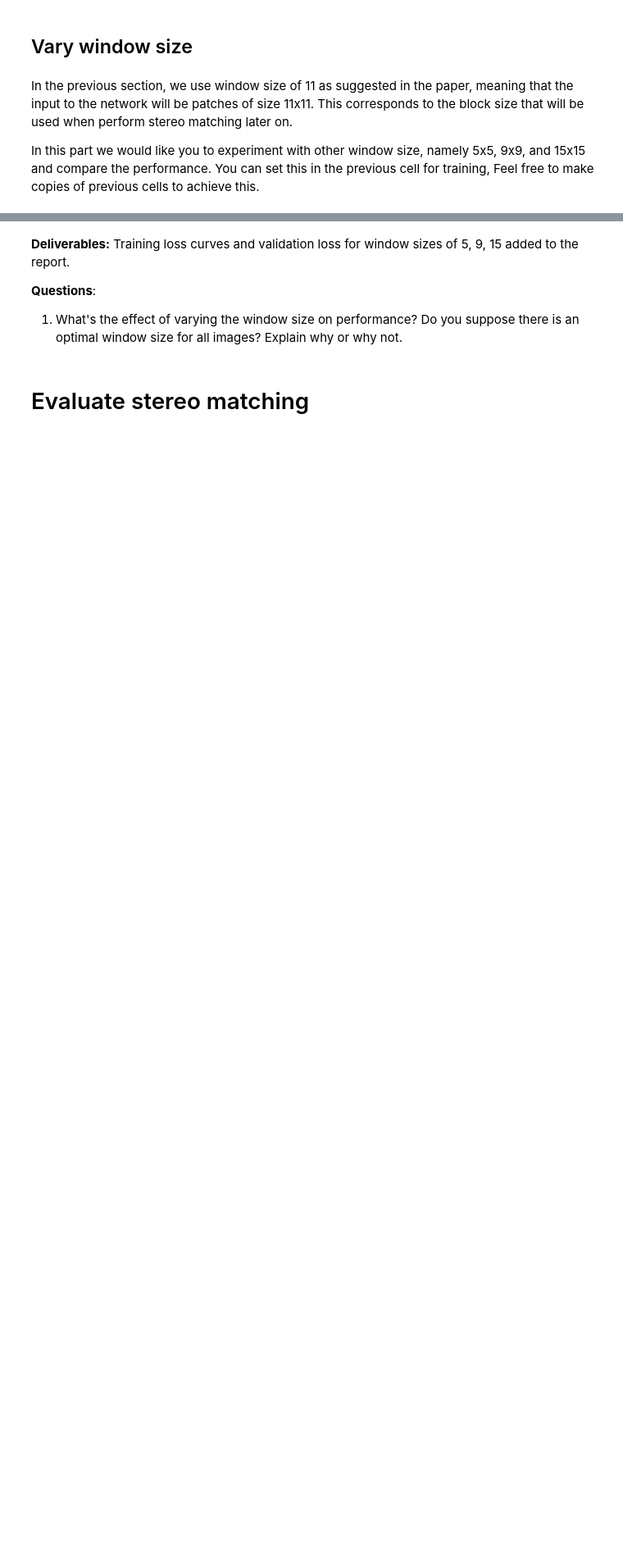
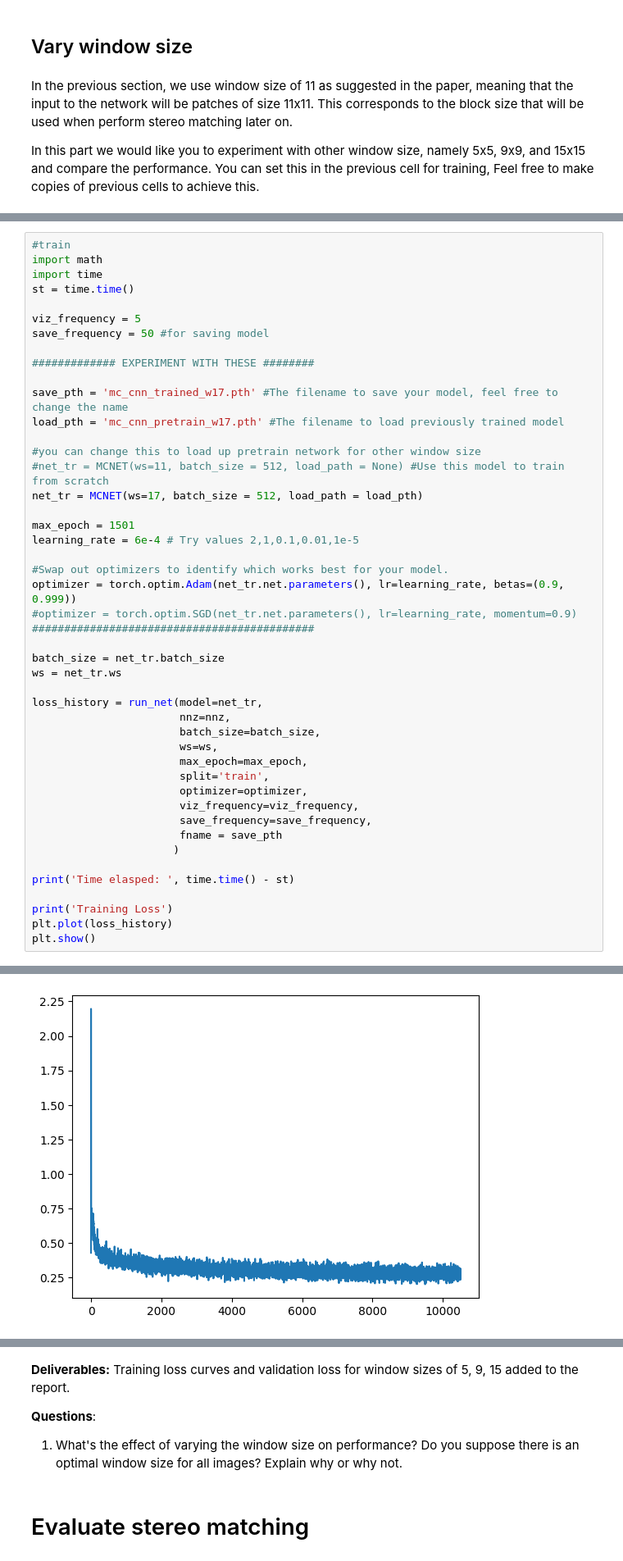
Before and after one commit to j-void/CS-6320, a Jupyter notebook: proj_5b_6320/mc_cnn.ipynb, the cells around one changed output, grey strips where cells are left out. Shown at 82% size. Drawn from its saved outputs; the diff is of its cells as text; blank space fills up the shorter version.

```diff
--- a/proj_5b_6320/mc_cnn.ipynb
+++ b/proj_5b_6320/mc_cnn.ipynb
@@ -457,0 +679,47 @@ In this part we would like you to experiment with other window size, namely 5x5,
+# %%
+#train
+import math
+import time
+st = time.time()
+
+viz_frequency = 5
+save_frequency = 50 #for saving model
+
+############# EXPERIMENT WITH THESE ########
+
+save_pth = 'mc_cnn_trained_w17.pth' #The filename to save your model, feel free to change the name
+load_pth = 'mc_cnn_pretrain_w17.pth' #The filename to load previously trained model
+
+#you can change this to load up pretrain network for other window size
+#net_tr = MCNET(ws=11, batch_size = 512, load_path = None) #Use this model to train from scratch
+net_tr = MCNET(ws=17, batch_size = 512, load_path = load_pth)
+
+max_epoch = 1501
+learning_rate = 6e-4 # Try values 2,1,0.1,0.01,1e-5
+
+#Swap out optimizers to identify which works best for your model.
+optimizer = torch.optim.Adam(net_tr.net.parameters(), lr=learning_rate, betas=(0.9, 0.999))
+#optimizer = torch.optim.SGD(net_tr.net.parameters(), lr=learning_rate, momentum=0.9)
+############################################
+
+batch_size = net_tr.batch_size
+ws = net_tr.ws
+
+loss_history = run_net(model=net_tr,
+                       nnz=nnz,
+                       batch_size=batch_size,
+                       ws=ws,
+                       max_epoch=max_epoch,
+                       split='train',
+                       optimizer=optimizer,
+                       viz_frequency=viz_frequency,
+                       save_frequency=save_frequency,
+                       fname = save_pth
+                      )
+
+print('Time elasped: ', time.time() - st)
+
+print('Training Loss')
+plt.plot(loss_history)
+plt.show()
+# %% [output]
@@ -457,0 +743 @@ In this part we would like you to experiment with other window size, namely 5x5,
+[figure, added]
```
Also changed, not shown: parts of 21 cells of this notebook, 16 other files.
